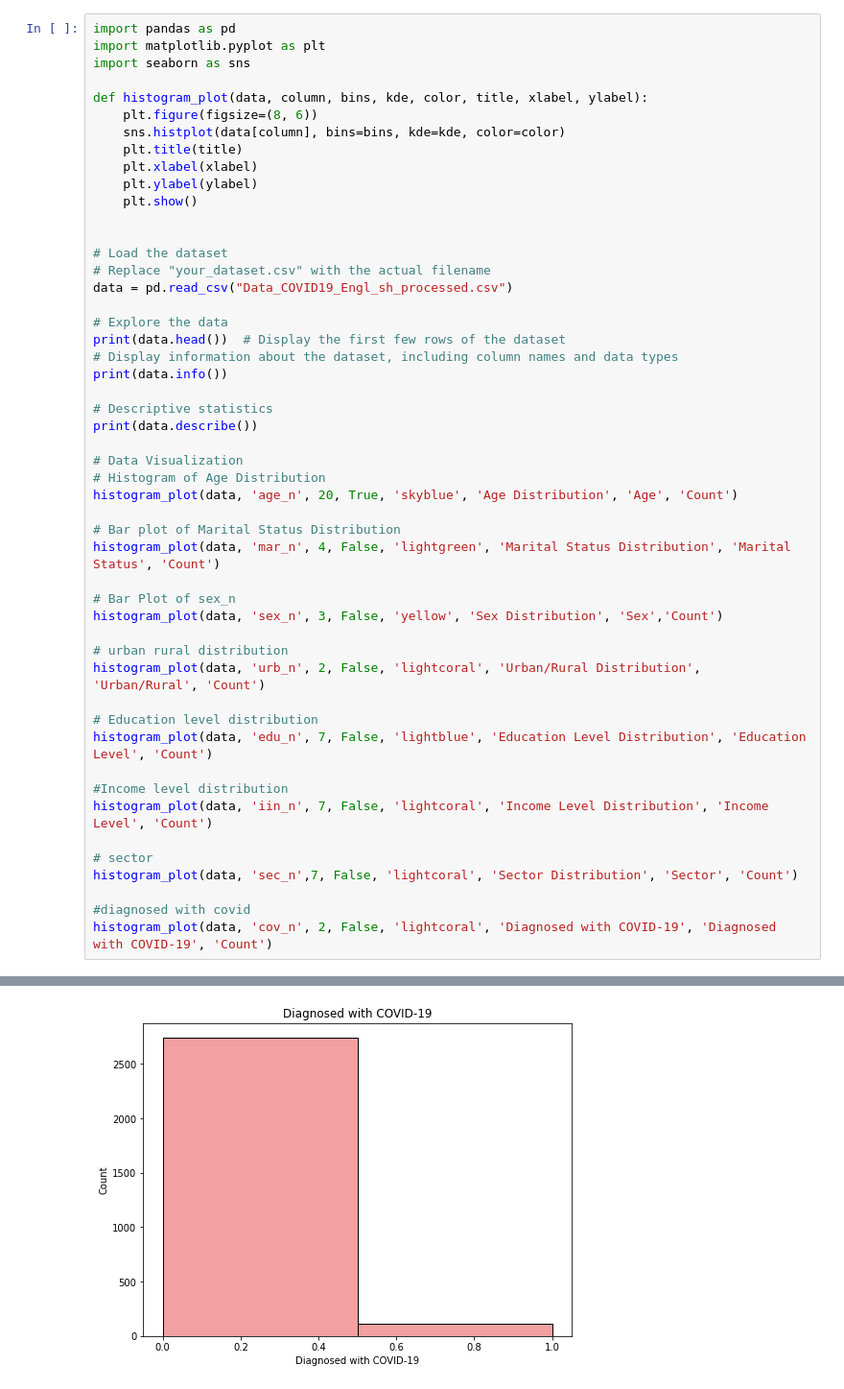
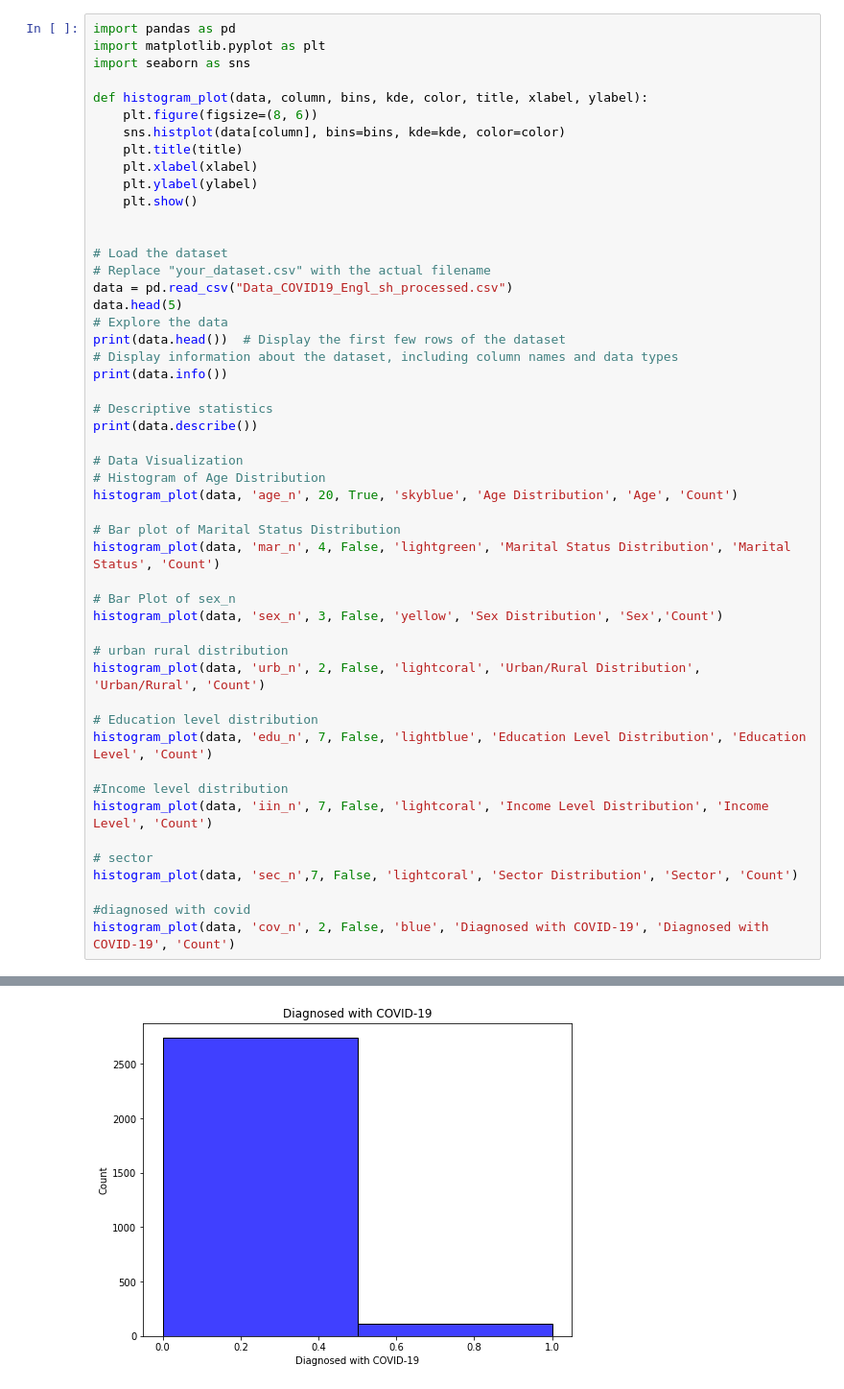
Before and after one commit to Abhi7410/BRSM-Project, a Jupyter notebook: Dataset/initial_analysis.ipynb, the cells around one changed output, grey strips where cells are left out. Shown at 96% size. Drawn from its saved outputs; the diff is of its cells as text.

```diff
--- a/Dataset/initial_analysis.ipynb
+++ b/Dataset/initial_analysis.ipynb
@@ -15,7 +17,7 @@ def histogram_plot(data, column, bins, kde, color, title, xlabel, ylabel):
 # Load the dataset
 # Replace "your_dataset.csv" with the actual filename
 data = pd.read_csv("Data_COVID19_Engl_sh_processed.csv")
-
+data.head(5)
 # Explore the data
 print(data.head())  # Display the first few rows of the dataset
 # Display information about the dataset, including column names and data types
@@ -47,6 +49,6 @@ histogram_plot(data, 'iin_n', 7, False, 'lightcoral', 'Income Level Distribution
 histogram_plot(data, 'sec_n',7, False, 'lightcoral', 'Sector Distribution', 'Sector', 'Count')
 
 #diagnosed with covid
-histogram_plot(data, 'cov_n', 2, False, 'lightcoral', 'Diagnosed with COVID-19', 'Diagnosed with COVID-19', 'Count')
+histogram_plot(data, 'cov_n', 2, False, 'blue', 'Diagnosed with COVID-19', 'Diagnosed with COVID-19', 'Count')
 # %% [output]
    age_n  mar_n  sex_n  chi_n  ucbs  ist  urb_n  edu_n  med_n  wor_n  ...  \
@@ -74,3 +76,3 @@ max       4.000000     4.000000    40.000000     1.000000
 [figure]
 [figure]
-[figure, old version]
+[figure, new version]
```
Also changed, not shown: parts of 17 cells of this notebook, 8 other files.
